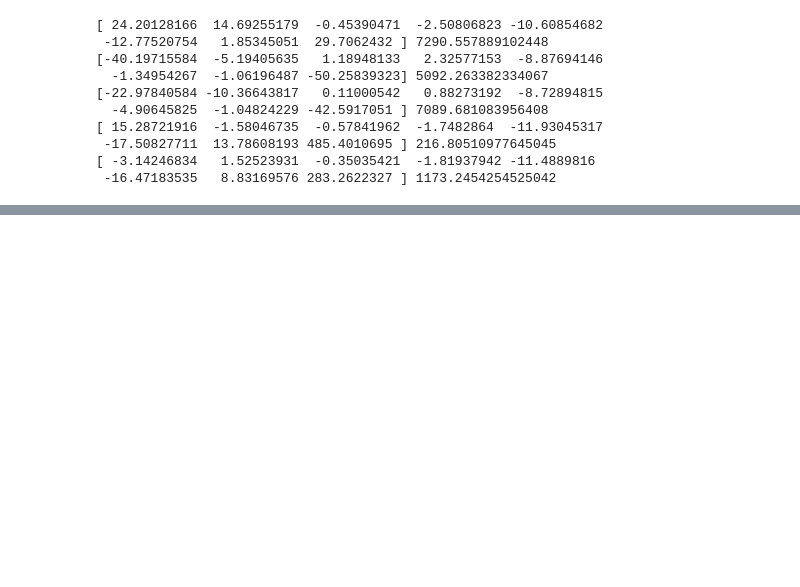
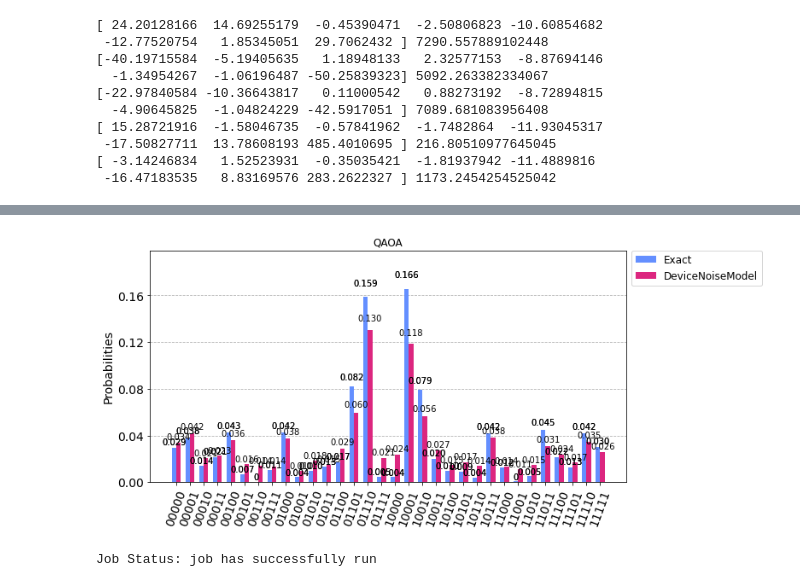
Before and after one commit to teaguetomesh/coresets, a Jupyter notebook: kMeans/test_kmeans_qaoa.ipynb, the cells around one changed output, grey strips where cells are left out. Cells and saved outputs as stored; diff of their text form; code cells hidden in the pictures; blank space fills up the shorter version.

```diff
--- a/kMeans/test_kmeans_qaoa.ipynb
+++ b/kMeans/test_kmeans_qaoa.ipynb
@@ -51,0 +72,6 @@ print('The corresponding problem Hamiltonian is:\nH = {}'.format(hstr))
+# %%
+num_params = 2
+init_params = None
+opt_params, opt_cost = kq.optimize_qaoa(init_params, num_params, shots, P, G, coupling_map, device=device)
+# %%
+gamma, beta = opt_params
@@ -51,0 +85,16 @@ print('The corresponding problem Hamiltonian is:\nH = {}'.format(hstr))
+# %%
+noisy_result = execute(circuit, qasm_simulator, basis_gates=basis_gates, shots=shots, noise_model=noise_model,
+                      coupling_map=coupling_map, backend_properties=props, initial_layout=initial_layout).result()
+noiseless_results = execute(circuit, qasm_simulator, shots=shots).result()
+
+noisy_counts = kq.reorder_bitstrings(P, len(G.nodes), noisy_result.get_counts())
+noiseless_counts = kq.reorder_bitstrings(P, len(G.nodes), noiseless_results.get_counts())
+plot_histogram([noiseless_counts, noisy_counts], figsize=(10,5), legend=['Exact', 'DeviceNoiseModel'], title='QAOA')
+# %% [output]
+[figure, added]
+# %%
+qpu_job = execute(circuit, backend=device, shots=shots, initial_layout=initial_layout)
+job_monitor(qpu_job)
+qpu_counts = kq.reorder_bitstrings(P, len(G.nodes), qpu_job.result().get_counts())
+# %% [output]
+Job Status: job has successfully run
```
Also changed, not shown: parts of 13 cells of this notebook, 1 other file.
